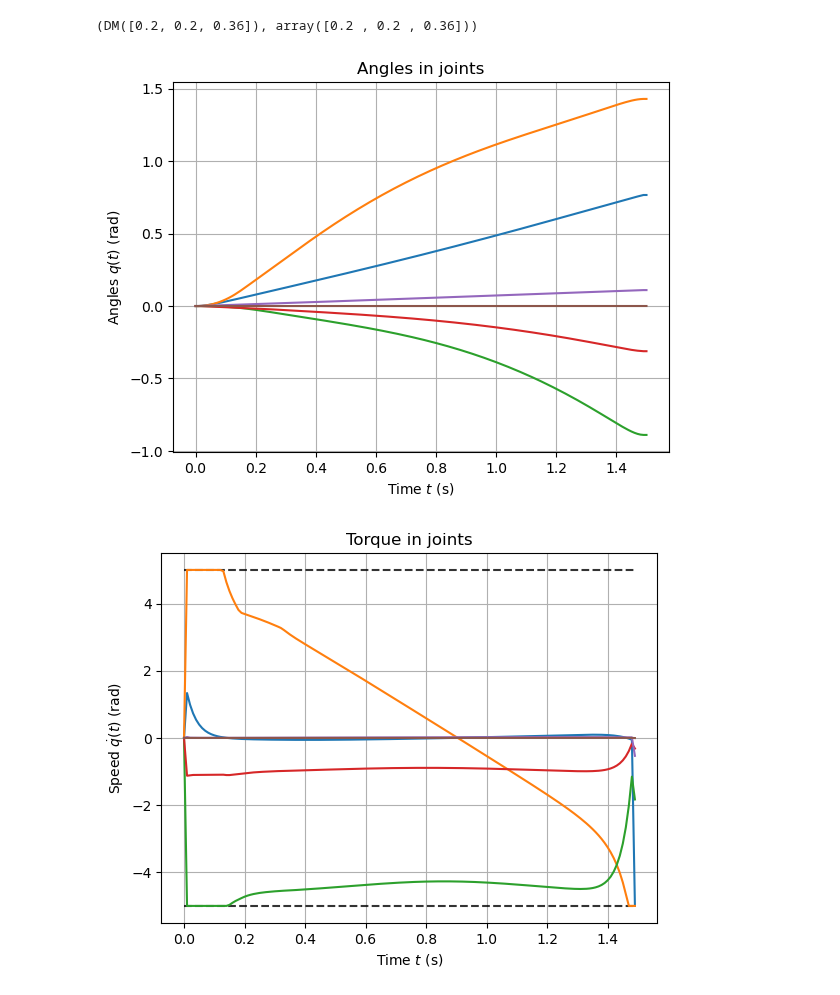
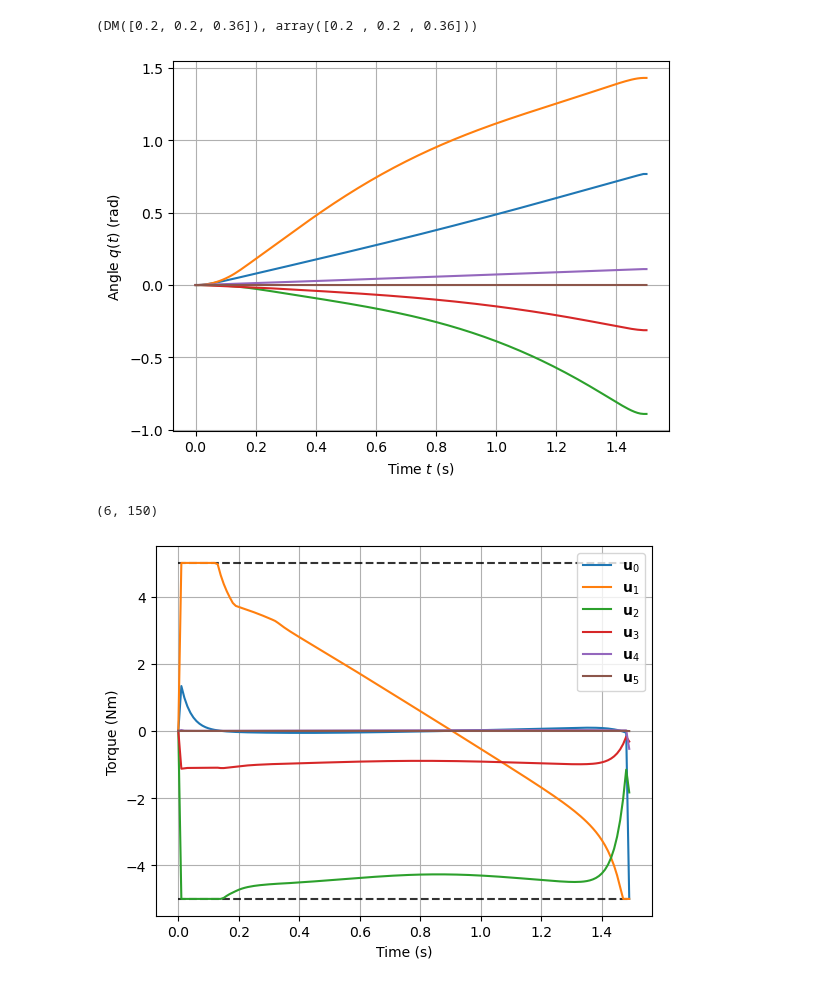
Before and after one commit to simeon-ned/varitop, a Jupyter notebook: examples/notebooks/06_z1_opti.ipynb, the cells around one changed output. Drawn from its saved outputs; the diff is of its cells as text; code cells hidden in the pictures.

Commit message:
feat: plots

```diff
--- a/examples/notebooks/06_z1_opti.ipynb
+++ b/examples/notebooks/06_z1_opti.ipynb
@@ -184,23 +184,36 @@ darli_model.body('ee').position(q_opt[:, -1]), vp.value(desired_pos)
 # %%
 t = np.linspace(0, tf, ns+1)
 
-plt.title(r'Angles in joints')
+# plt.title(r'Angles in joints')
 plt.plot(t, q_opt.T)
 plt.grid(True)
-plt.ylabel(r'Angles $q(t)$ (rad)')
+plt.ylabel(r'Angle $q(t)$ (rad)')
 plt.xlabel(r'Time $t$ (s)')
 plt.show()
 # %% [output]
-[figure, old version]
+[figure, new version]
+# %%
+u_opt.shape
+# %% [output]
+(6, 150)
 # %%
-
-plt.title(r'Torque in joints')
-plt.hlines(-u_max, 0, tf-dt, color = 'black', linestyle = '--', alpha = 0.8)
-plt.hlines(u_max, 0, tf-dt, color = 'black', linestyle = '--', alpha = 0.8)
-plt.plot(t[:-1], u_opt.T)
-plt.grid(True)
-plt.ylabel(r'Speed $\dot{q}(t)$ (rad)')
-plt.xlabel(r'Time $t$ (s)')
+fig, ax = plt.subplots()
+# plt.title(r'Torque in joints')
+ax.hlines(-u_max, 0, tf-dt, color = 'black', linestyle = '--', alpha = 0.8)
+ax.hlines(u_max, 0, tf-dt, color = 'black', linestyle = '--', alpha = 0.8)
+ax.plot(t[:-1], u_opt.T, label=[
+    '$\\mathbf{u}_0$',
+    '$\\mathbf{u}_1$',
+    '$\\mathbf{u}_2$',
+    '$\\mathbf{u}_3$',
+    '$\\mathbf{u}_4$',
+    '$\\mathbf{u}_5$',
+])
+ax.grid(True)
+ax.legend()
+ax.set_ylabel(r'Torque (Nm)')
+ax.set_xlabel(r'Time (s)')
+plt.savefig('torques.png', dpi=300)
 plt.show()
 # %% [output]
-[figure, old version]
+[figure, new version]
```
Also changed, not shown: parts of 7 cells of this notebook, 1 other file.
